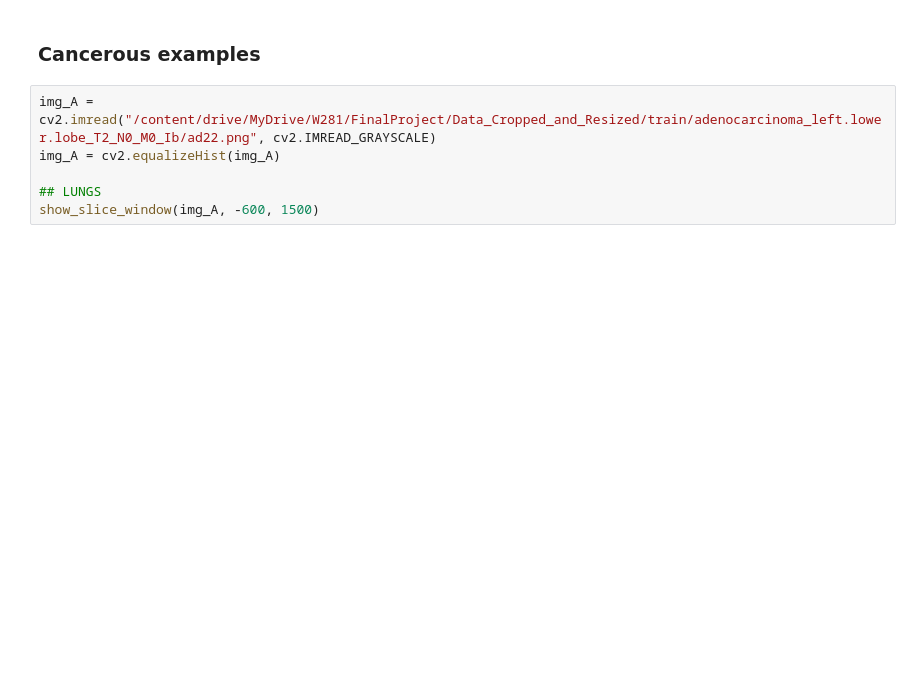
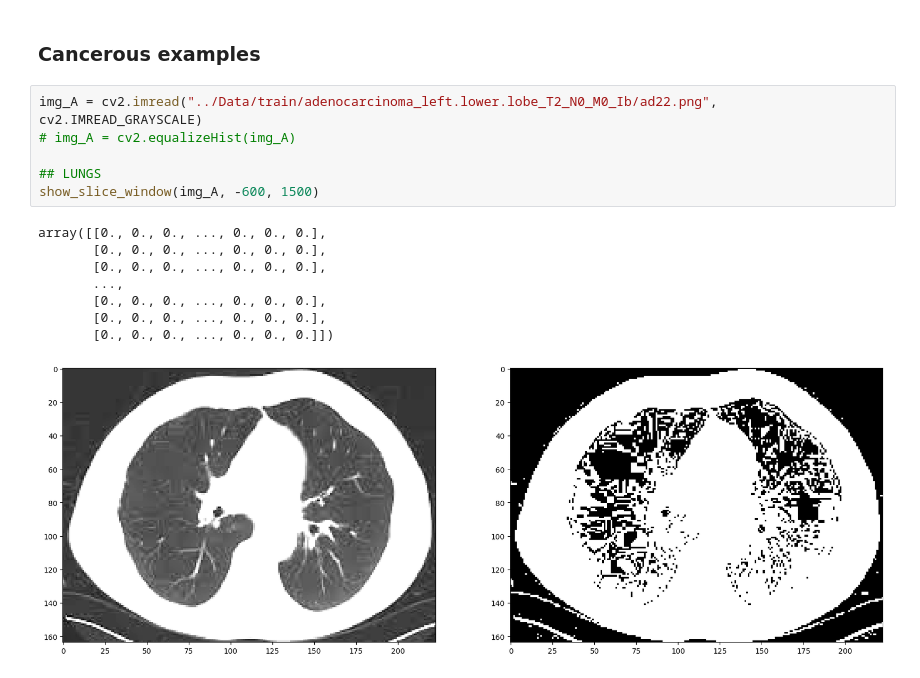
Before and after one commit to zacharyzimm/mids-281-final-project, a Jupyter notebook: FeatureExtractionDeepDive.ipynb, the cells around one changed output. Cells and saved outputs as stored; diff of their text form; blank space fills up the shorter version.

```diff
--- a/FeatureExtractionDeepDive.ipynb
+++ b/FeatureExtractionDeepDive.ipynb
@@ -138,9 +133,18 @@ plt.imshow(img_circles, cmap = "gray")
 # %% [markdown]
 ### Cancerous examples
 # %%
-img_A = cv2.imread("/content/drive/MyDrive/W281/FinalProject/Data_Cropped_and_Resized/train/adenocarcinoma_left.lower.lobe_T2_N0_M0_Ib/ad22.png", cv2.IMREAD_GRAYSCALE)
-img_A = cv2.equalizeHist(img_A)
+img_A = cv2.imread("../Data/train/adenocarcinoma_left.lower.lobe_T2_N0_M0_Ib/ad22.png", cv2.IMREAD_GRAYSCALE)
+# img_A = cv2.equalizeHist(img_A)
 
 ## LUNGS
 show_slice_window(img_A, -600, 1500)
+# %% [output]
+array([[0., 0., 0., ..., 0., 0., 0.],
+       [0., 0., 0., ..., 0., 0., 0.],
+       [0., 0., 0., ..., 0., 0., 0.],
+       ...,
+       [0., 0., 0., ..., 0., 0., 0.],
+       [0., 0., 0., ..., 0., 0., 0.],
+       [0., 0., 0., ..., 0., 0., 0.]])
+[figure, added]
 # %%
```
Also changed, not shown: parts of 8 cells of this notebook, 4 other files.
